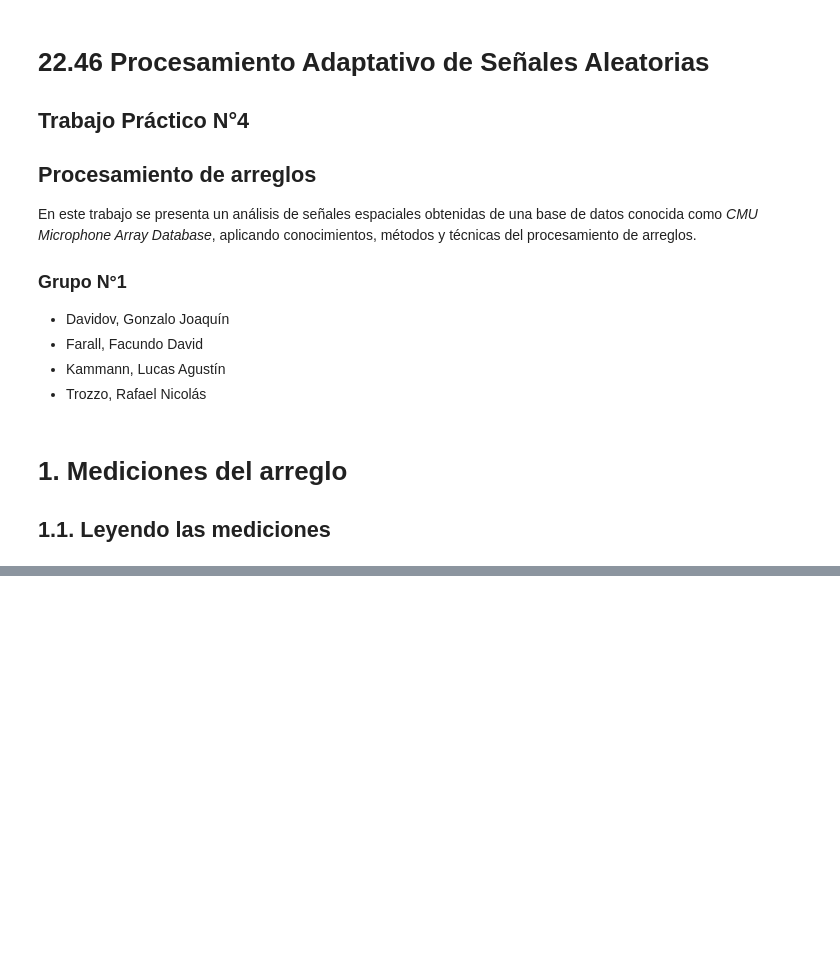
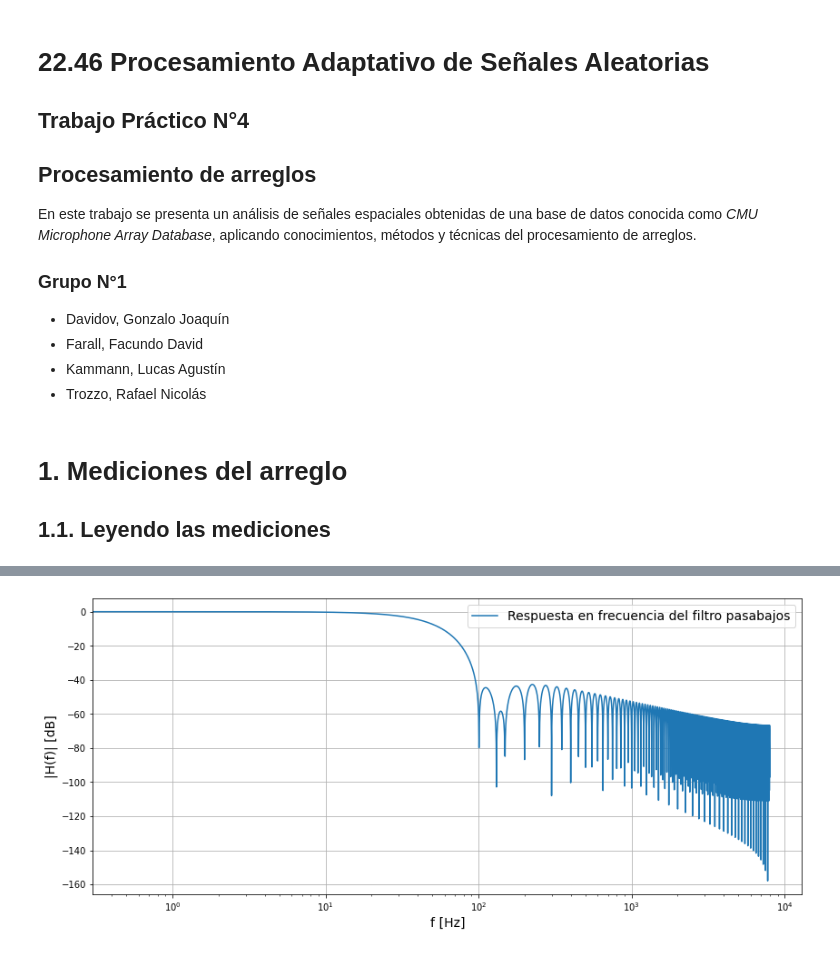
Before and after one commit to asp-image-dsp/asp-tp4, a Jupyter notebook: notebook/report.ipynb, the cells around one changed output, grey strips where cells are left out. Saved outputs shown, nothing was run; the diff lists cells and outputs as text; code cells hidden in the pictures; blank space fills up the shorter version.

```diff
--- a/notebook/report.ipynb
+++ b/notebook/report.ipynb
@@ -148,0 +70,31 @@ plot_spatial_spectrogram(filtered_samples, 13.6, 14, -0.2, 0.5, fs, 'Espectrogra
+# %%
+def get_beamformer_input(array_samples, fs, fc, B):
+    """ Applies the demodulation and lowpass filtering needed to preprocess
+        the beamformer input data.
+        @param array_samples Vector of sensor samples
+        @param fs Sampling frequency
+        @param fc Carrier frequency
+        @param B Bandwidth
+    """
+    M, N = array_samples.shape
+    demodulated_samples = array_samples * np.exp(2j * np.pi * fc / fs * np.arange(N)) # Demodulate the array signals
+    order = int(2 * fs / B)                                                           # Calculate the FIR order
+    window = signal.windows.hamming(order)                                            # Generate the FIR filter based on the Hamming window
+    window /= window.sum()                                                            # Normalize the passband attenuation
+    filtered_samples = signal.lfilter(window, [1.0], demodulated_samples, axis=1)     # Lowpass filtering
+    return window, demodulated_samples, filtered_samples
+# %%
+def plot_frequency_response(h, fs, title):
+    """ Plot the frequency response of the FIR filter.
+        @param h FIR filter coefficients
+        @param fs Sampling frequency
+        @param title Title of the plot
+    """
+    f, H = signal.freqz(h, fs=fs, worN=16384)
+    plt.figure(figsize=(14, 6))
+    plt.semilogx(f, 20*np.log10(np.abs(H)), label=title)
+    plt.legend(fontsize=14)
+    plt.xlabel(f'f [Hz]', fontsize=14)
+    plt.ylabel('|H(f)| [dB]', fontsize=14)
+    plt.grid()
+    plt.show()
@@ -148,0 +115,4 @@ plot_spatial_spectrogram(filtered_samples, 13.6, 14, -0.2, 0.5, fs, 'Espectrogra
+# %%
+plot_frequency_response(window, fs, 'Respuesta en frecuencia del filtro pasabajos')
+# %% [output]
+[figure, added]
```
Also changed, not shown: parts of 43 cells of this notebook.
